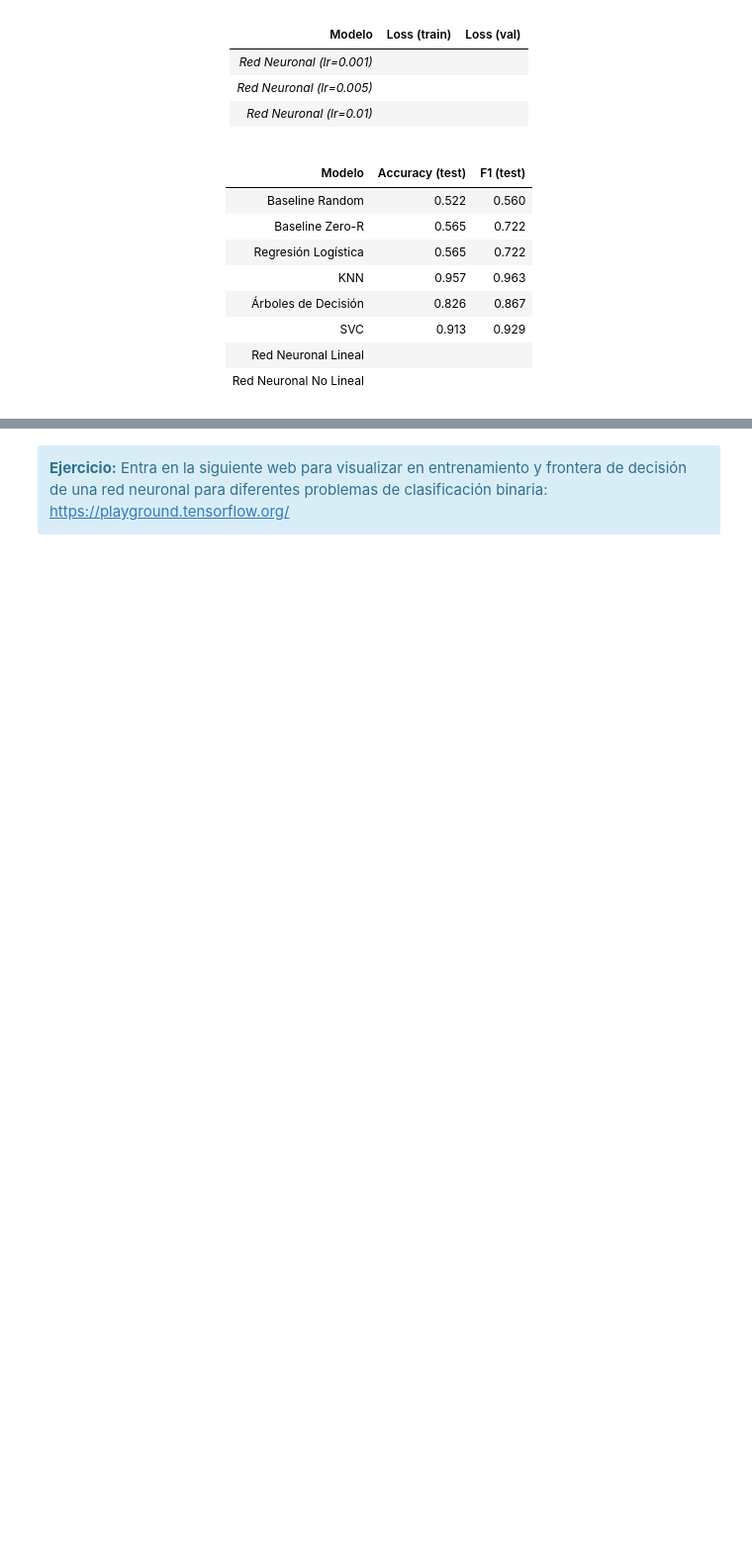
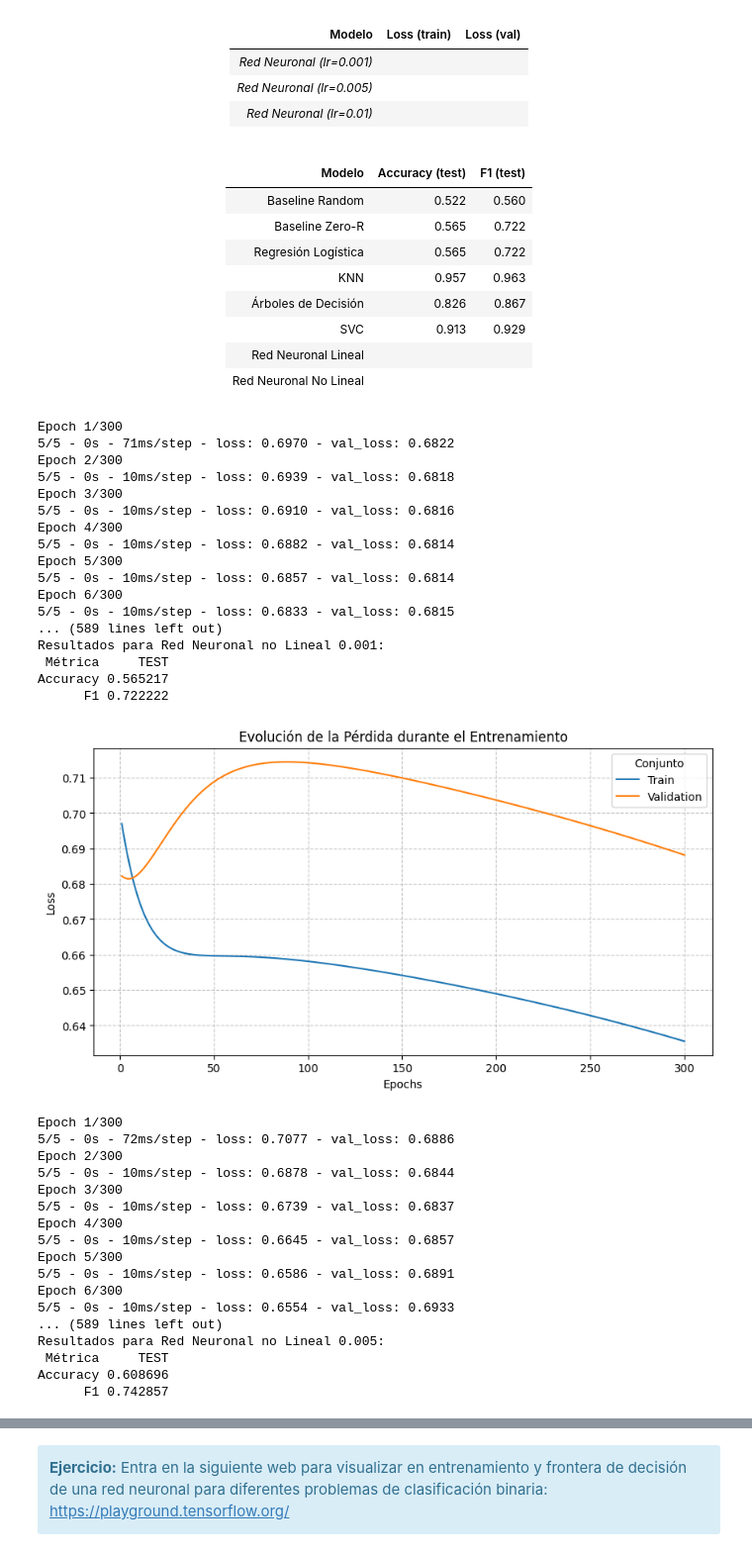
Before and after one commit to medinafdzz/Sistemas-Inteligentes, a Jupyter notebook: prácticas/ES/P4/P4.2-Redes neuronales (Clasificación).ipynb, the cells around one changed output, grey strips where cells are left out. Shown at 99% size. Saved outputs shown, nothing was run; the diff lists cells and outputs as text; code cells hidden in the pictures; blank space fills up the shorter version.

```diff
--- a/prácticas/ES/P4/P4.2-Redes neuronales (Clasificación).ipynb
+++ b/prácticas/ES/P4/P4.2-Redes neuronales (Clasificación).ipynb
@@ -432,0 +509,75 @@ model_2 = red_neuronal_dos(learning_rate = 0.001)
+# %%
+def red_neuronal_dos(learning_rate):
+    # Creamos y compilamos el modelo
+    # Tu código aquí
+    model = Sequential()
+    model.add(Input(shape = (2,)))
+    model.add(Dense(10, activation="sigmoid"))
+    model.add(Dense(1, activation="sigmoid"))
+    optim = Adam(learning_rate=learning_rate)
+    model.compile(loss="binary_crossentropy", optimizer=optim)
+
+    return model
+
+# Creamos la red desde cero
+model_2 = red_neuronal_dos(learning_rate = 0.001)
+
+# Entrenamos
+# Tu código aquí
+history_2 = model_2.fit(X_train,Y_train, validation_split = 0.2, batch_size = 16, epochs = 300, verbose = 2)
+
+# Visualizar entrenamiento
+# Tu código aquí
+pred_model_2 = model_2.predict(X_test)
+evaluate_model(Y_test, pred_model_2>0.5, "Red Neuronal no Lineal 0.001")
+plot_loss_history(history_2)
+
+# Repetir para otro valor del hiperparámetro
+model_3 = red_neuronal_dos(learning_rate = 0.005)
+history_3 = model_3.fit(X_train,Y_train, validation_split = 0.2, batch_size = 16, epochs = 300, verbose = 2)
+pred_model_3 = model_3.predict(X_test)
+evaluate_model(Y_test, pred_model_3>0.5, "Red Neuronal no Lineal 0.005")
+plot_loss_history(history_3)
+
+# Repetir para otro valor del hiperparámetro
+model_4 = red_neuronal_dos(learning_rate = 0.01)
+history_4 = model_4.fit(X_train,Y_train, validation_split = 0.2, batch_size = 16, epochs = 300, verbose = 2)
+pred_model_4 = model_4.predict(X_test)
+evaluate_model(Y_test, pred_model_4>0.5, "Red Neuronal no Lineal 0.01")
+plot_loss_history(history_4)
+# %% [output]
+Epoch 1/300
+5/5 - 0s - 71ms/step - loss: 0.6970 - val_loss: 0.6822
+Epoch 2/300
+5/5 - 0s - 10ms/step - loss: 0.6939 - val_loss: 0.6818
+Epoch 3/300
+5/5 - 0s - 10ms/step - loss: 0.6910 - val_loss: 0.6816
+Epoch 4/300
+5/5 - 0s - 10ms/step - loss: 0.6882 - val_loss: 0.6814
+Epoch 5/300
+5/5 - 0s - 10ms/step - loss: 0.6857 - val_loss: 0.6814
+Epoch 6/300
+5/5 - 0s - 10ms/step - loss: 0.6833 - val_loss: 0.6815
+... (589 lines left out)
+Resultados para Red Neuronal no Lineal 0.001:
+ Métrica     TEST
+Accuracy 0.565217
+      F1 0.722222
+[figure, added]
+Epoch 1/300
+5/5 - 0s - 72ms/step - loss: 0.7077 - val_loss: 0.6886
+Epoch 2/300
+5/5 - 0s - 10ms/step - loss: 0.6878 - val_loss: 0.6844
+Epoch 3/300
+5/5 - 0s - 10ms/step - loss: 0.6739 - val_loss: 0.6837
+Epoch 4/300
+5/5 - 0s - 10ms/step - loss: 0.6645 - val_loss: 0.6857
+Epoch 5/300
+5/5 - 0s - 10ms/step - loss: 0.6586 - val_loss: 0.6891
+Epoch 6/300
+5/5 - 0s - 10ms/step - loss: 0.6554 - val_loss: 0.6933
+... (589 lines left out)
+Resultados para Red Neuronal no Lineal 0.005:
+ Métrica     TEST
+Accuracy 0.608696
+      F1 0.742857
```
Also changed, not shown: parts of 26 cells of this notebook.
